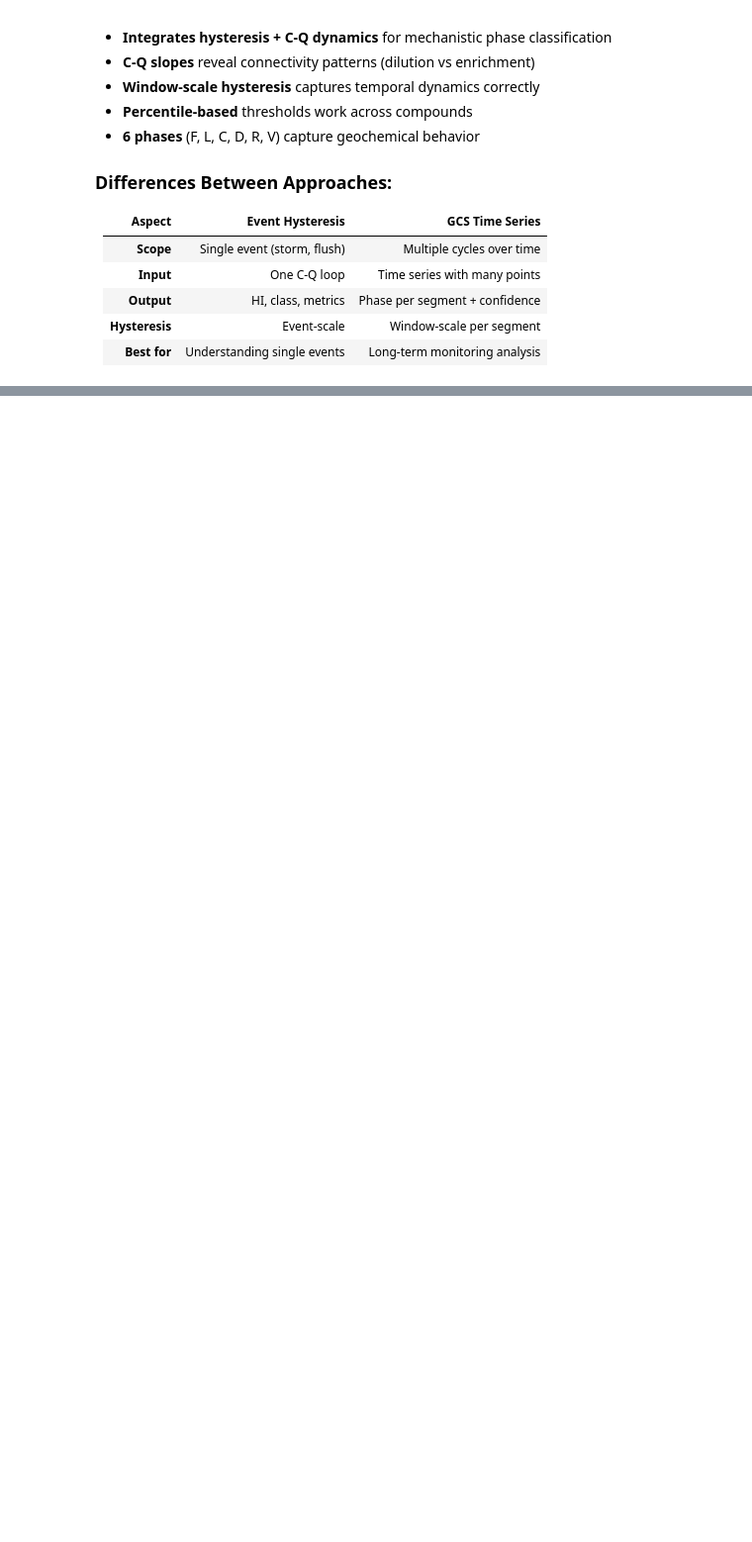
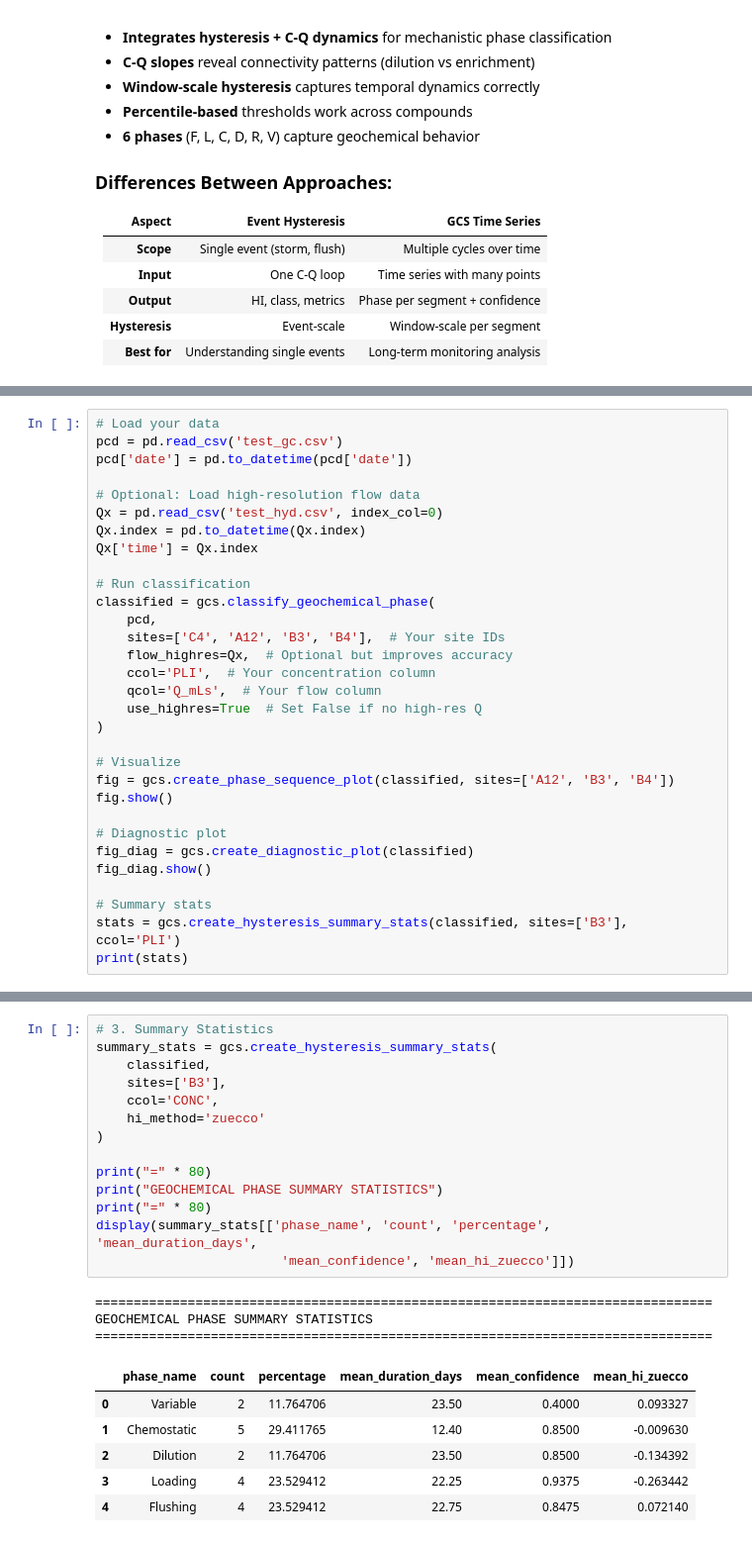
Before and after one commit to cojacoo/HyGCS, a Jupyter notebook: examples/demo_gcs_core_function.ipynb, the cells around one changed output, grey strips where cells are left out. Shown at 99% size. Saved outputs shown, nothing was run; the diff lists cells and outputs as text; blank space fills up the shorter version.

```diff
--- a/examples/demo_gcs_core_function.ipynb
+++ b/examples/demo_gcs_core_function.ipynb
@@ -431,0 +526,31 @@ The **Hydro-Geochemical Classification Suite (HyGCS)** integrates hysteresis ana
+# %%
+# Load your data
+pcd = pd.read_csv('test_gc.csv')
+pcd['date'] = pd.to_datetime(pcd['date'])
+
+# Optional: Load high-resolution flow data
+Qx = pd.read_csv('test_hyd.csv', index_col=0)
+Qx.index = pd.to_datetime(Qx.index)
+Qx['time'] = Qx.index
+
+# Run classification
+classified = gcs.classify_geochemical_phase(
+    pcd,
+    sites=['C4', 'A12', 'B3', 'B4'],  # Your site IDs
+    flow_highres=Qx,  # Optional but improves accuracy
+    ccol='PLI',  # Your concentration column
+    qcol='Q_mLs',  # Your flow column
+    use_highres=True  # Set False if no high-res Q
+)
+
+# Visualize
+fig = gcs.create_phase_sequence_plot(classified, sites=['A12', 'B3', 'B4'])
+fig.show()
+
+# Diagnostic plot
+fig_diag = gcs.create_diagnostic_plot(classified)
+fig_diag.show()
+
+# Summary stats
+stats = gcs.create_hysteresis_summary_stats(classified, sites=['B3'], ccol='PLI')
+print(stats)
@@ -431,0 +595,24 @@ The **Hydro-Geochemical Classification Suite (HyGCS)** integrates hysteresis ana
+# %%
+# 3. Summary Statistics
+summary_stats = gcs.create_hysteresis_summary_stats(
+    classified,
+    sites=['B3'],
+    ccol='CONC',
+    hi_method='zuecco'
+)
+
+print("=" * 80)
+print("GEOCHEMICAL PHASE SUMMARY STATISTICS")
+print("=" * 80)
+display(summary_stats[['phase_name', 'count', 'percentage', 'mean_duration_days',
+                        'mean_confidence', 'mean_hi_zuecco']])
+# %% [output]
+================================================================================
+GEOCHEMICAL PHASE SUMMARY STATISTICS
+================================================================================
+|  | phase_name | count | percentage | mean_duration_days | mean_confidence | mean_hi_zuecco |
+| 0 | Variable | 2 | 11.764706 | 23.50 | 0.4000 | 0.093327 |
+| 1 | Chemostatic | 5 | 29.411765 | 12.40 | 0.8500 | -0.009630 |
+| 2 | Dilution | 2 | 11.764706 | 23.50 | 0.8500 | -0.134392 |
+| 3 | Loading | 4 | 23.529412 | 22.25 | 0.9375 | -0.263442 |
+| 4 | Flushing | 4 | 23.529412 | 22.75 | 0.8475 | 0.072140 |
```
Also changed, not shown: parts of 24 cells of this notebook, 11 other files.
